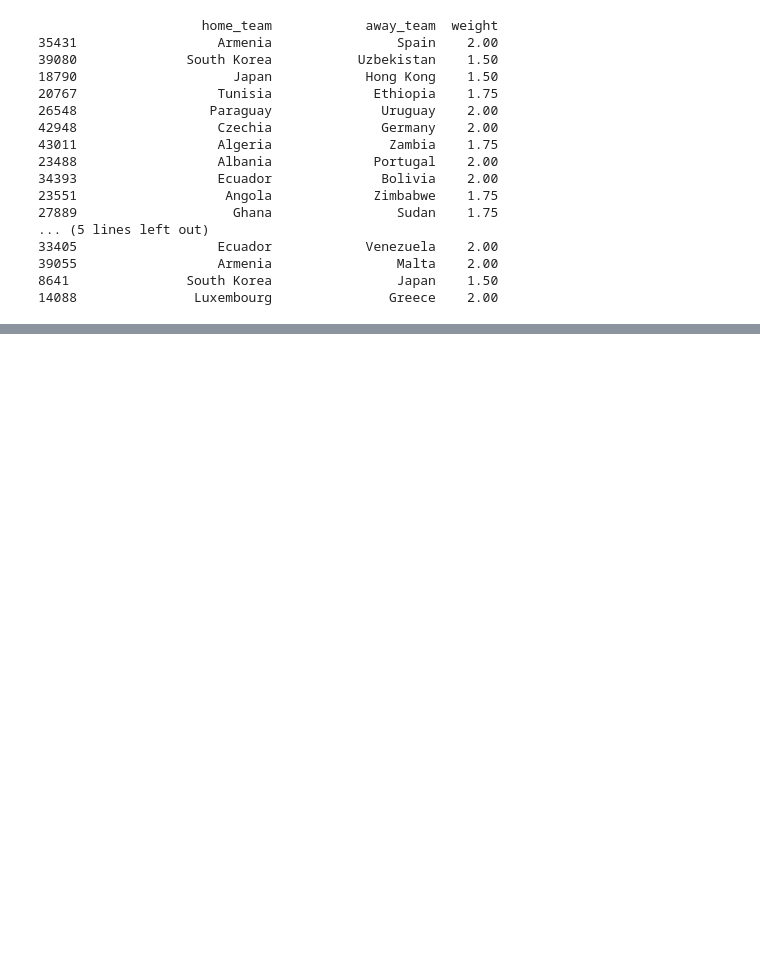
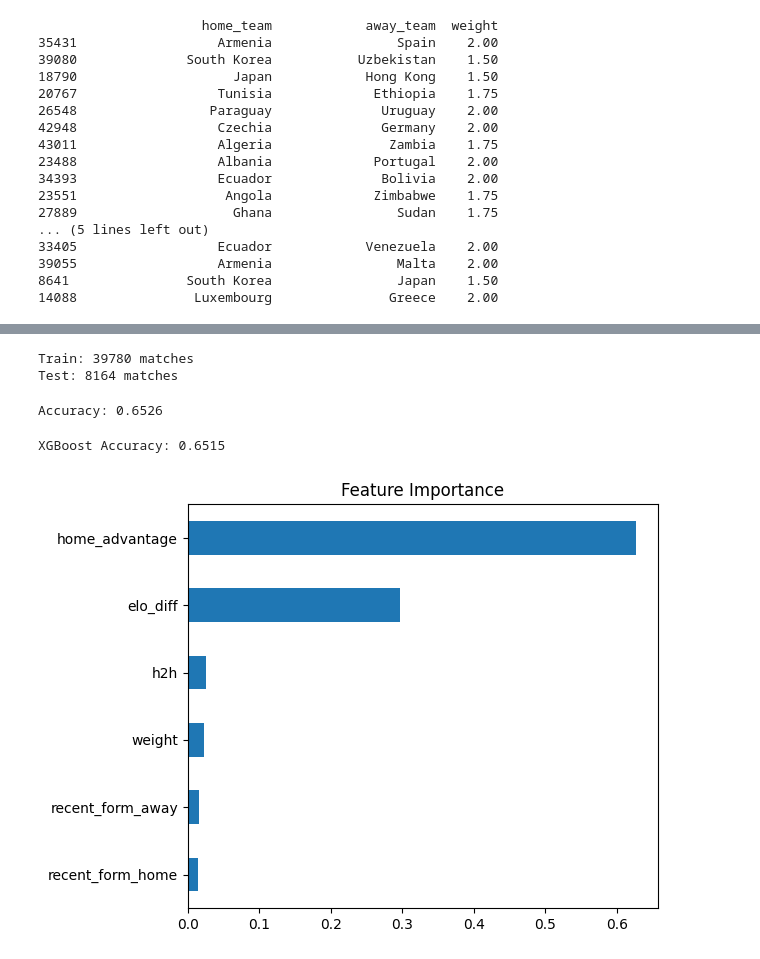
Before and after one commit to NitinKmr42/World-cup-predictor, a Jupyter notebook: WorldCup.ipynb, the cells around one changed output, grey strips where cells are left out. Cells and saved outputs as stored; diff of their text form; code cells hidden in the pictures; blank space fills up the shorter version.

```diff
--- a/WorldCup.ipynb
+++ b/WorldCup.ipynb
@@ -275,21 +275,3 @@ def get_h2h(home_team,away_team,past_df):
         else:
             if match['away_score'] > match['home_score']:wins+=1
     return wins / len(h2h)
-# %%
-from tqdm import tqdm
-
-recent_form_home = []
-recent_form_away = []
-h2h = []
-
-for i, row in tqdm(df_sorted.iterrows(), total=len(df_sorted)):
-    past = df_sorted.iloc[:i]
-    recent_form_home.append(get_recent_form(row['home_team'], past, n=10))
-    recent_form_away.append(get_recent_form(row['away_team'], past, n=10))
-    h2h.append(get_h2h(row['home_team'], row['away_team'], past))
-
-df_sorted['recent_form_home'] = recent_form_home
-df_sorted['recent_form_away'] = recent_form_away
-df_sorted['h2h'] = h2h
-
-df_sorted.to_csv('matches_with_features.csv', index=False)
@@ -295,0 +301,55 @@ df_sorted.to_csv('matches_with_features.csv', index=False)
+# %%
+df = pd.read_csv('matches_with_features.csv')
+
+df['result']=df.apply(lambda row: 2 if row['home_score']>row['away_score']
+                    else(1 if row['home_score']==row['away_score']
+                    else 0),axis=1)
+df=df[df['date']>='1950-01-01'].reset_index(drop=True)
+features = ['elo_diff', 'recent_form_home', 'recent_form_away', 'h2h', 'weight']
+
+df['home_advantage']=df['neutral'].apply(lambda x: 0 if x else 1)
+features.append('home_advantage')
+
+train = df[df['date'] < '2018-01-01']
+test = df[df['date'] >= '2018-01-01']
+
+X_train=train[features]
+y_train=train['result']
+X_test = test[features]
+y_test = test['result']
+
+print(f"Train: {len(X_train)} matches")
+print(f"Test: {len(X_test)} matches")
+# %% [output]
+Train: 39780 matches
+Test: 8164 matches
+# %%
+from sklearn.linear_model import LogisticRegression
+from sklearn.metrics import accuracy_score
+
+model =LogisticRegression(max_iter=1000)
+model.fit(X_train,y_train)
+
+preds=model.predict(X_test)
+print(f"Accuracy: {accuracy_score(y_test, preds):.4f}")
+# %% [output]
+Accuracy: 0.6526
+# %%
+from xgboost import XGBClassifier
+xgb_model=XGBClassifier(n_estimators=100 , max_depth=4, learning_rate=0.1,random_state=42)
+xgb_model.fit(X_train, y_train)
+
+xgb_preds = xgb_model.predict(X_test)
+print(f"XGBoost Accuracy: {accuracy_score(y_test, xgb_preds):.4f}")
+# %% [output]
+XGBoost Accuracy: 0.6515
+# %%
+import matplotlib.pyplot as plt
+
+feat_importance = pd.Series(xgb_model.feature_importances_, index=features)
+feat_importance.sort_values().plot(kind='barh')
+plt.title('Feature Importance')
+plt.tight_layout()
+plt.show()
+# %% [output]
+[figure, added]
```
Also changed, not shown: parts of 2 cells of this notebook, 2 other files.
